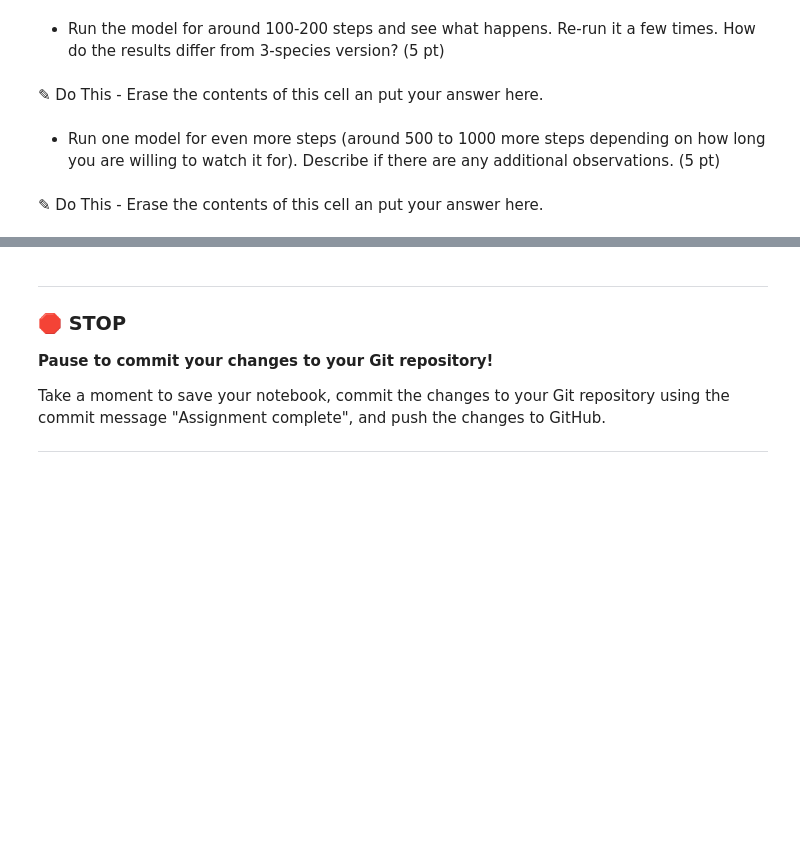
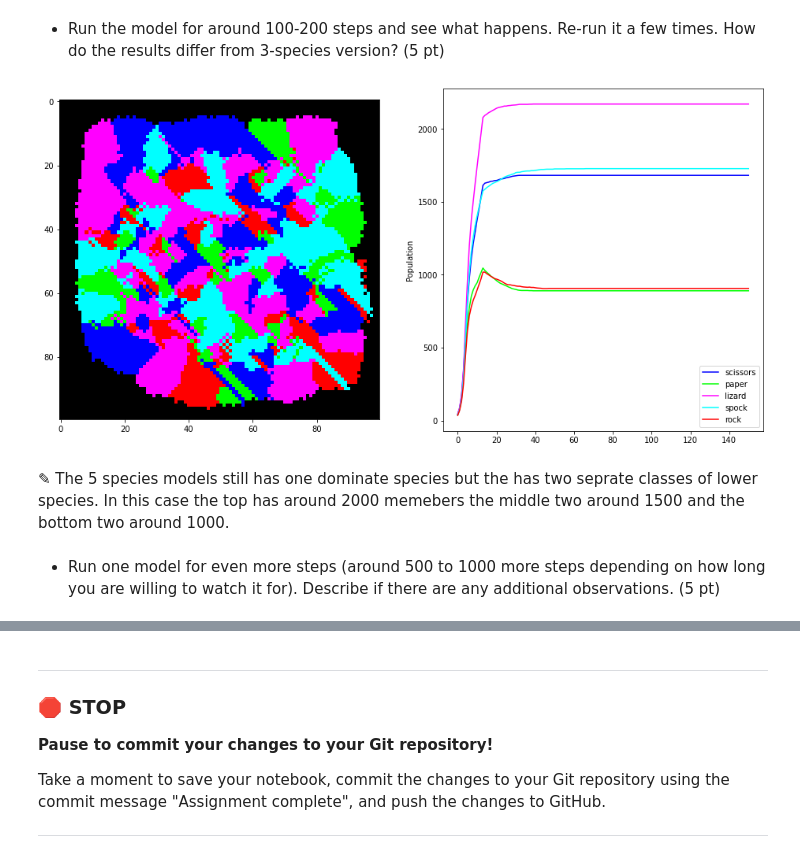
Before and after one commit to zimbot13/cmse202-f21-turnin, a Jupyter notebook: hw-03/HW-03_OOP+ABM-zimbot13.ipynb, the cells around one changed output, grey strips where cells are left out. Cells and saved outputs as stored; diff of their text form; code cells hidden in the pictures; blank space fills up the shorter version.

```diff
--- a/hw-03/HW-03_OOP+ABM-zimbot13.ipynb
+++ b/hw-03/HW-03_OOP+ABM-zimbot13.ipynb
@@ -970,9 +970,9 @@ class Lizard_Animal(Animal):
 
     def clone(self):
         self.energy = self.energy/2
-        return Scissors_Animal(self.energy)
+        return Lizard_Animal(self.energy)
 
-class Spcok_Animal(Animal):
+class Spock_Animal(Animal):
 
     def get_rgb(self):
         return (0.0,1.0,1.0)
@@ -988,6 +988,6 @@ class Spcok_Animal(Animal):
 
     def clone(self):
         self.energy = self.energy/2
-        return Scissors_Animal(self.energy)
+        return Spock_Animal(self.energy)
 # %% [markdown]
 - Run the model for around 100-200 steps and see what happens. Re-run it a few times. How do the results differ from 3-species version? (5 pt)
@@ -996,4 +994,33 @@ class Spcok_Animal(Animal):
-# %% [markdown]
-<font size=+3>&#9998;</font> Do This - Erase the contents of this cell an put your answer here.
+# %%
+# Run the model for around 100-200 steps and see what happens. Re-run it a few times. Put your code here.
+
+env = Environment(
+        animal_kinds = [Rock_Animal, Paper_Animal, Scissors_Animal, Spock_Animal, Lizard_Animal],
+        num_animals_initial=200,
+        size_x=100, size_y=100,
+        padding=15,
+        inital_animal_energy=10000)
+
+# <.... add the remaining code here ....>
+
+for d in range(150):
+    clear_output(wait=True)
+
+    fig = plt.figure(figsize=(16, 8))
+    ax = fig.add_subplot(121)
+    bx = fig.add_subplot(122)
+
+    ## call the roaming method and then draw here
+    env.life_cycle()
+    env.draw_grid(ax)
+    env.draw_population(bx)
+
+    plt.show()
+
+    time.sleep(0.001)
+# %% [output]
+[figure, added]
+# %% [markdown]
+<font size=+3>&#9998;</font> The 5 species models still has one dominate species but the has two seprate classes of lower species. In this case the top has around 2000 memebers the middle two around 1500 and the bottom two around 1000.
 # %% [markdown]
 - Run one model for even more steps (around 500 to 1000 more steps depending on how long you are willing to watch it for). Describe if there are any additional observations. (5 pt)
@@ -1002,2 +1026,0 @@ class Spcok_Animal(Animal):
-# %% [markdown]
-<font size=+3>&#9998;</font> Do This - Erase the contents of this cell an put your answer here.
```
Also changed, not shown: parts of 7 cells of this notebook.
